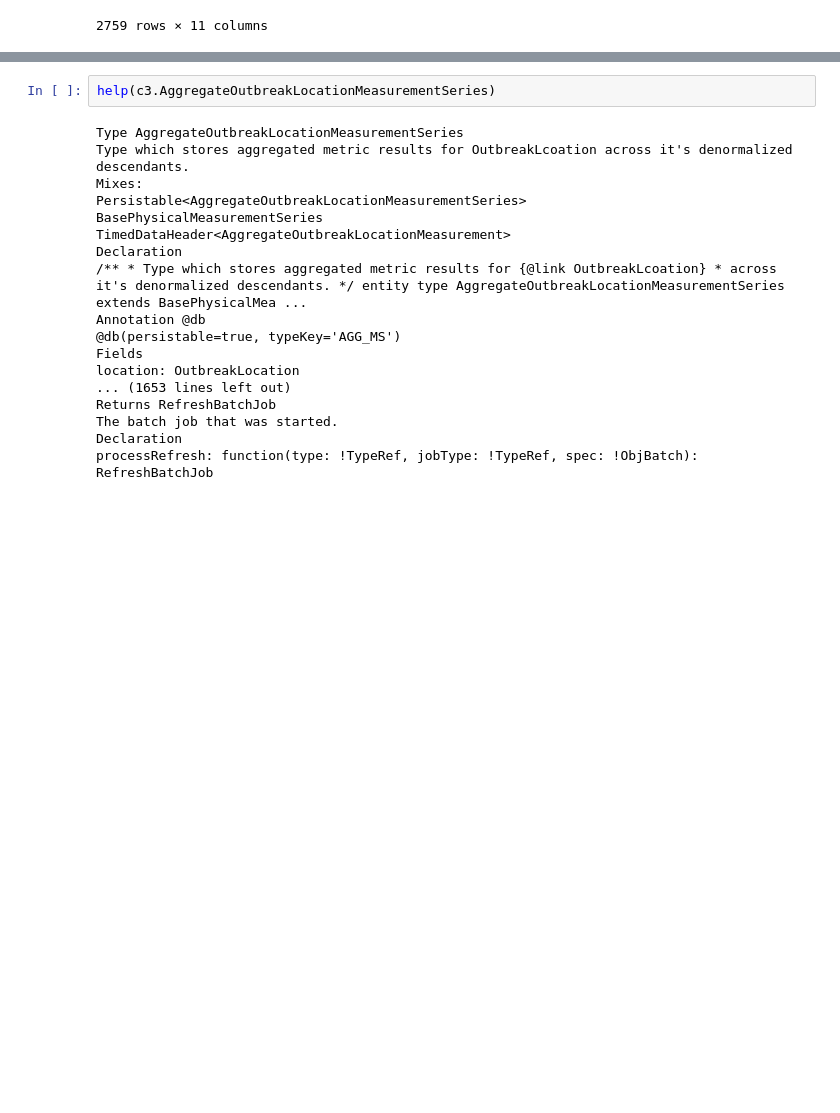
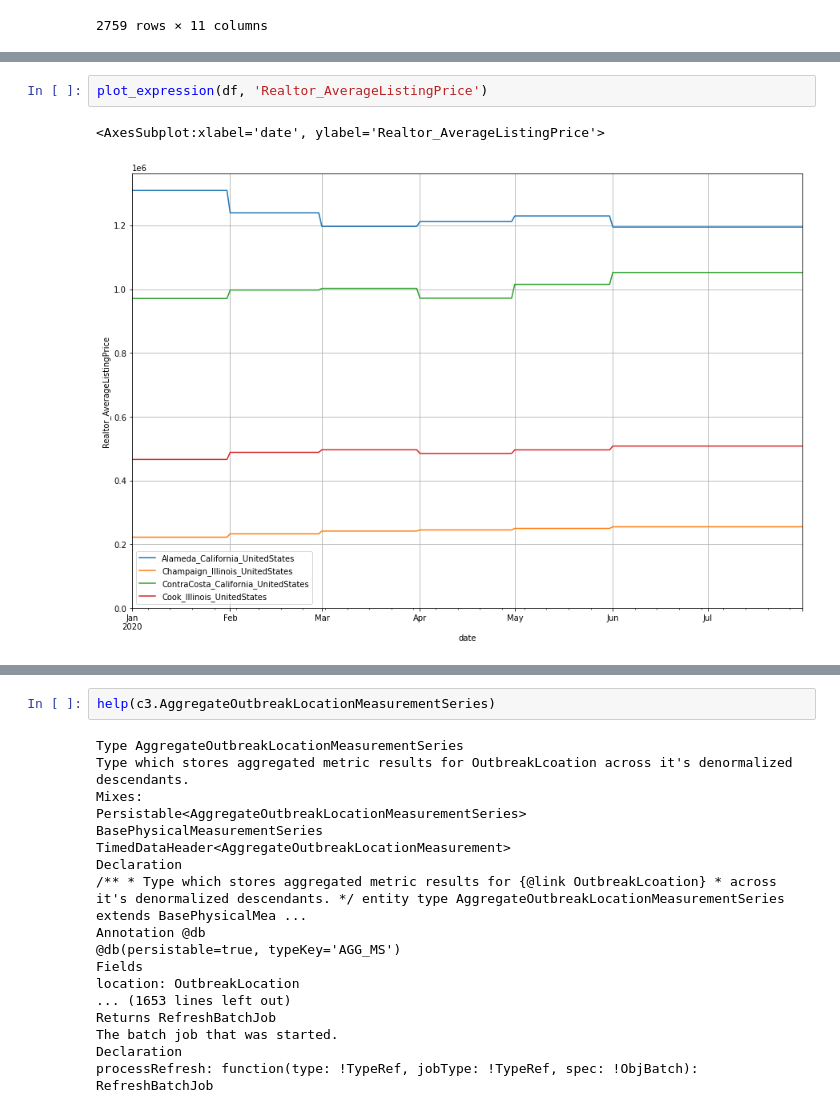
Before and after one commit to c3aidti/advancedMetrics, a Jupyter notebook: advancedMetrics.ipynb, the cells around one changed output, grey strips where cells are left out. Cells and saved outputs as stored; diff of their text form; blank space fills up the shorter version.

```diff
--- a/advancedMetrics.ipynb
+++ b/advancedMetrics.ipynb
@@ -113,0 +177,5 @@ pd.DataFrame(c3.SimpleMetric.fetch({'filter': 'contains(name, "JHU")'}).objs.toJ
+# %%
+plot_expression(df, 'Realtor_AverageListingPrice')
+# %% [output]
+<AxesSubplot:xlabel='date', ylabel='Realtor_AverageListingPrice'>
+[figure, added]
```
Also changed, not shown: parts of 23 cells of this notebook.
